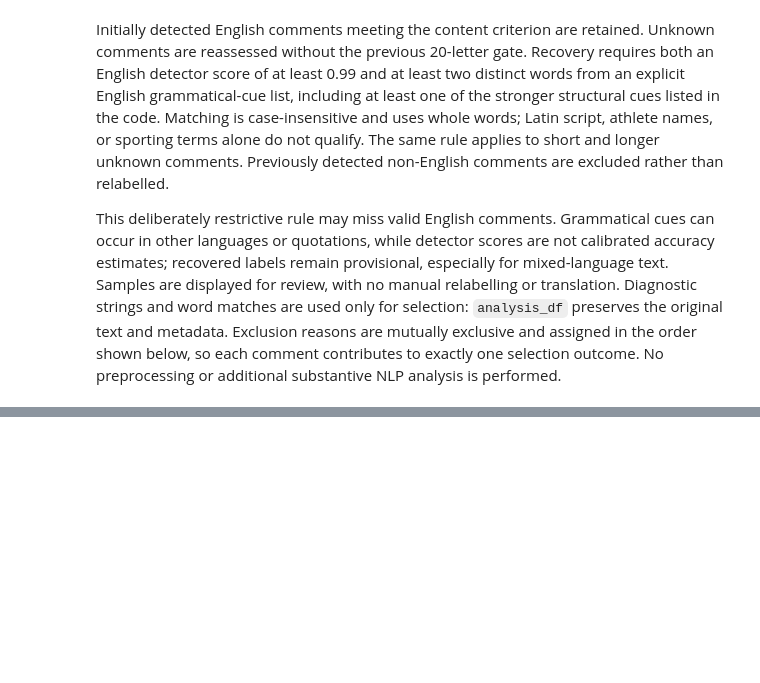
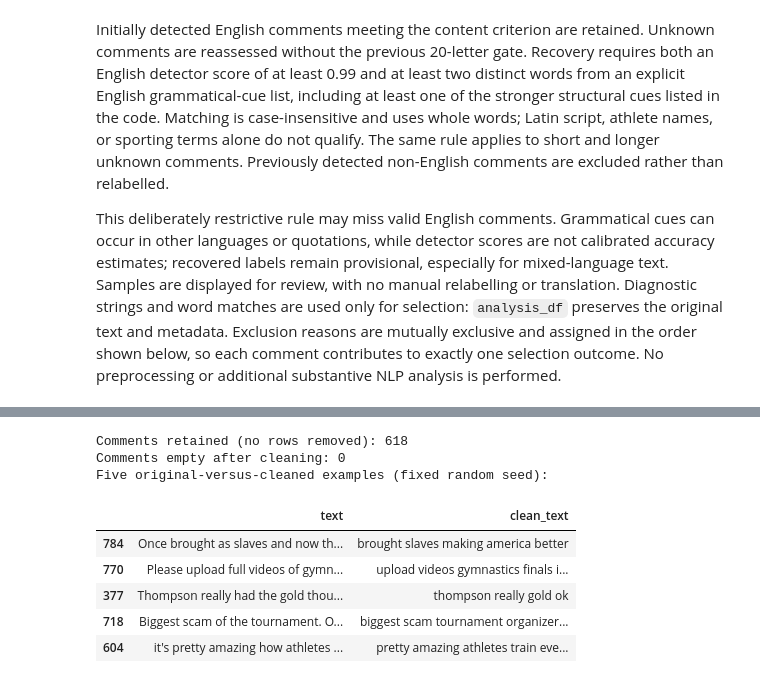
Before and after one commit to nandapieri/olympics-100-meters-final-analysis, a Jupyter notebook: olympics_100m_nlp.ipynb, the cells around one changed output, grey strips where cells are left out. Drawn from its saved outputs; the diff is of its cells as text; code cells hidden in the pictures; blank space fills up the shorter version.

Commit message:
feat: preprocess selected comments for n-gram analysis

```diff
--- a/olympics_100m_nlp.ipynb
+++ b/olympics_100m_nlp.ipynb
@@ -514,0 +523,43 @@ Excluded comments (up to one example per reason)
+# %%
+import re
+from sklearn.feature_extraction.text import ENGLISH_STOP_WORDS
+
+retained_words = {"no", "not", "never", "nor", "against"}
+ngram_stopwords = set(ENGLISH_STOP_WORDS) - retained_words
+
+
+def preprocess_for_ngrams(text):
+    text = text.lower()
+    text = re.sub(r"(?:https?://|www\.)\S+", " ", text)
+    text = re.sub(r"(?<!\w)(?:\d+:)?\d{1,3}:[0-5]\d(?!\w)", " ", text)
+    text = re.sub(r"\b\d+(?:[.,]\d+)*\b", " ", text)
+    # Preserve negation before punctuation is discarded.
+    text = text.replace("’", "'")
+    text = re.sub(r"\bcan't\b", "can not", text)
+    text = re.sub(r"\bwon't\b", "will not", text)
+    text = re.sub(r"\bshan't\b", "shall not", text)
+    text = re.sub(r"n't\b", " not", text)
+    text = re.sub(r"'(?:s|re|ve|ll|d|m)\b", " ", text)
+    tokens = re.findall(r"[^\W\d_]+", text, flags=re.UNICODE)
+    return " ".join(token for token in tokens if token and token not in ngram_stopwords)
+
+
+original_analysis_text = analysis_df["text"].copy(deep=True)
+analysis_df["clean_text"] = analysis_df["text"].fillna("").map(preprocess_for_ngrams)
+empty_after_cleaning = analysis_df["clean_text"].eq("")
+print("Comments retained (no rows removed):", len(analysis_df))
+print("Comments empty after cleaning:", int(empty_after_cleaning.sum()))
+print("Five original-versus-cleaned examples (fixed random seed):")
+with pd.option_context("display.max_colwidth", None):
+    display(analysis_df[["text", "clean_text"]].sample(n=min(5, len(analysis_df)), random_state=0))
+assert analysis_df["text"].equals(original_analysis_text)
+# %% [output]
+Comments retained (no rows removed): 618
+Comments empty after cleaning: 0
+Five original-versus-cleaned examples (fixed random seed):
+|  | text | clean_text |
+| 784 | Once brought as slaves and now th... | brought slaves making america better |
+| 770 | Please upload full videos of gymn... | upload videos gymnastics finals i... |
+| 377 | Thompson really had the gold thou... | thompson really gold ok |
+| 718 | Biggest scam of the tournament. O... | biggest scam tournament organizer... |
+| 604 | it's pretty amazing how athletes ... | pretty amazing athletes train eve... |
```
Also changed, not shown: parts of 1 cell of this notebook, 1 other file.
